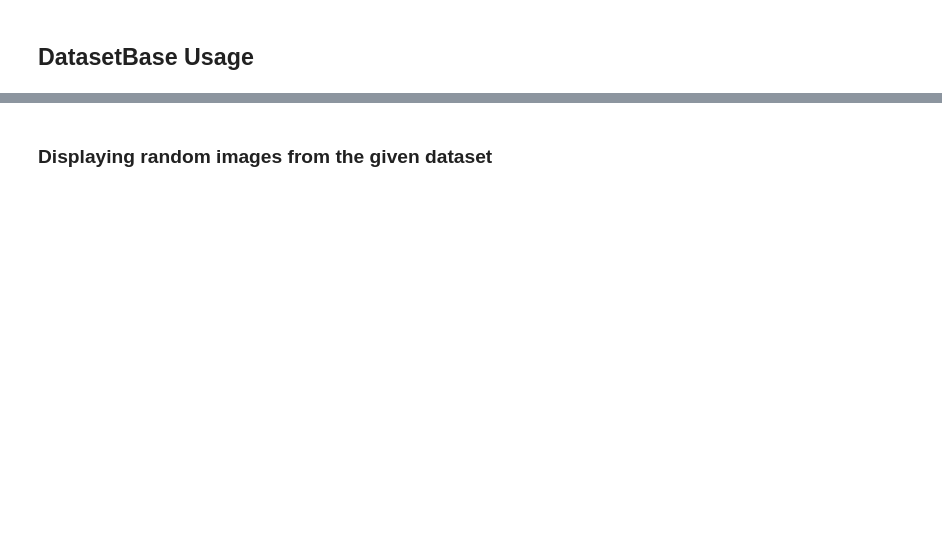
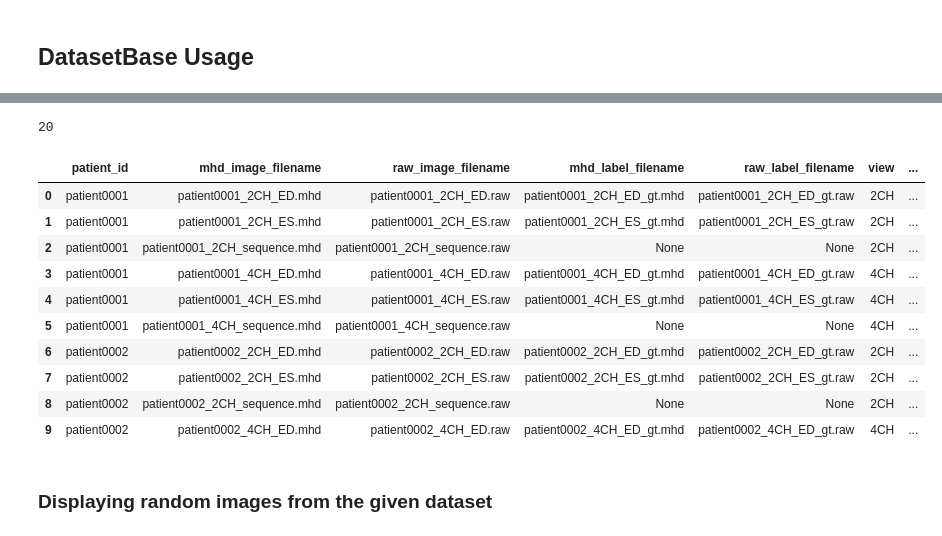
Before and after one commit to iamsoroush/echotrain, a Jupyter notebook: notebooks/datasethandler_test.ipynb, the cells around one changed output, grey strips where cells are left out. Drawn from its saved outputs; the diff is of its cells as text; code cells hidden in the pictures; blank space fills up the shorter version.

Commit message:
C2 build_data_frame, get_data_frame, fetch_data, and configs compeleted

```diff
--- a/notebooks/datasethandler_test.ipynb
+++ b/notebooks/datasethandler_test.ipynb
@@ -33,6 +41,24 @@ config = load_config_file(config_path)
 dataset = CAMUSDataset(config)
 
 train_gen, val_gen, n_iter_train, n_iter_val= dataset.create_data_generators()
+print(n_iter_train)
+# %% [output]
+20
+# %%
+df = dataset.get_data_frame()
+df.head(10)
+# %% [output]
+|  | patient_id | mhd_image_filename | raw_image_filename | mhd_label_filename | raw_label_filename | view | ... |
+| 0 | patient0001 | patient0001_2CH_ED.mhd | patient0001_2CH_ED.raw | patient0001_2CH_ED_gt.mhd | patient0001_2CH_ED_gt.raw | 2CH | ... |
+| 1 | patient0001 | patient0001_2CH_ES.mhd | patient0001_2CH_ES.raw | patient0001_2CH_ES_gt.mhd | patient0001_2CH_ES_gt.raw | 2CH | ... |
+| 2 | patient0001 | patient0001_2CH_sequence.mhd | patient0001_2CH_sequence.raw | None | None | 2CH | ... |
+| 3 | patient0001 | patient0001_4CH_ED.mhd | patient0001_4CH_ED.raw | patient0001_4CH_ED_gt.mhd | patient0001_4CH_ED_gt.raw | 4CH | ... |
+| 4 | patient0001 | patient0001_4CH_ES.mhd | patient0001_4CH_ES.raw | patient0001_4CH_ES_gt.mhd | patient0001_4CH_ES_gt.raw | 4CH | ... |
+| 5 | patient0001 | patient0001_4CH_sequence.mhd | patient0001_4CH_sequence.raw | None | None | 4CH | ... |
+| 6 | patient0002 | patient0002_2CH_ED.mhd | patient0002_2CH_ED.raw | patient0002_2CH_ED_gt.mhd | patient0002_2CH_ED_gt.raw | 2CH | ... |
+| 7 | patient0002 | patient0002_2CH_ES.mhd | patient0002_2CH_ES.raw | patient0002_2CH_ES_gt.mhd | patient0002_2CH_ES_gt.raw | 2CH | ... |
+| 8 | patient0002 | patient0002_2CH_sequence.mhd | patient0002_2CH_sequence.raw | None | None | 2CH | ... |
+| 9 | patient0002 | patient0002_4CH_ED.mhd | patient0002_4CH_ED.raw | patient0002_4CH_ED_gt.mhd | patient0002_4CH_ED_gt.raw | 4CH | ... |
 # %% [markdown]
 ### Displaying random images from the given dataset
 # %%
```
Also changed, not shown: parts of 5 cells of this notebook, 4 other files.
